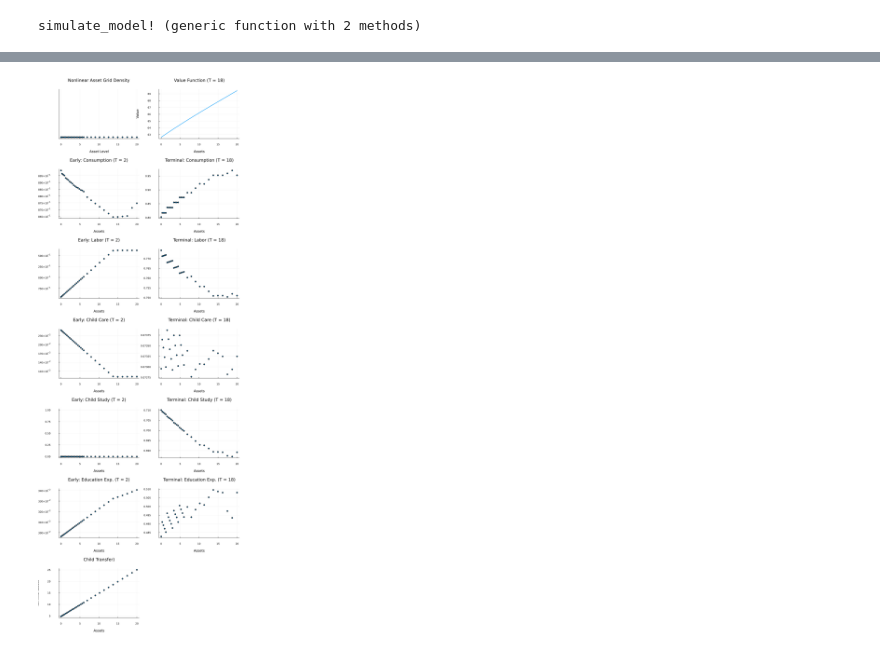
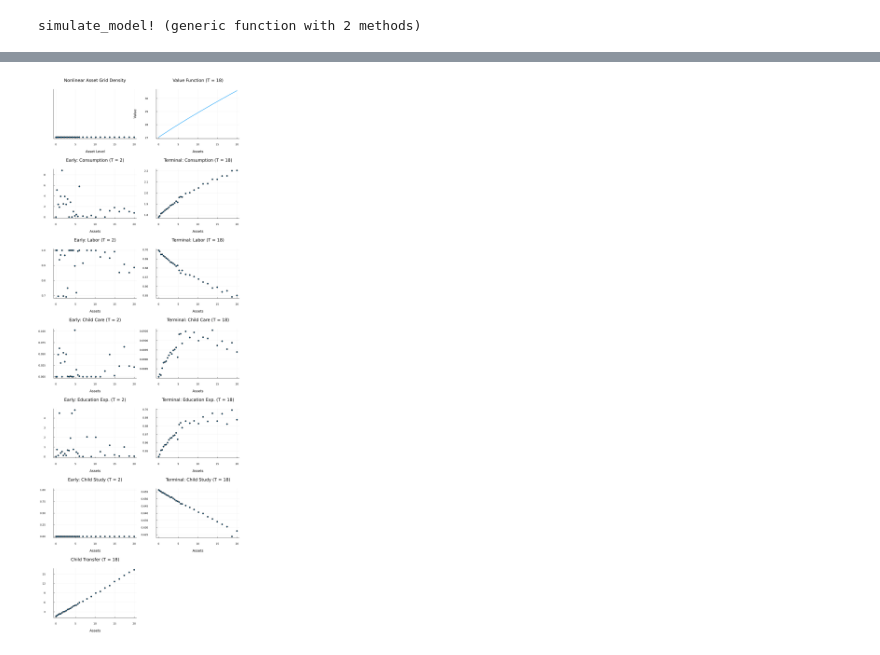
Before and after one commit to Ali-Iranpour/Structural-estimation, a Jupyter notebook: Combined Models/Archive/Parent_OLG.ipynb, the cells around one changed output, grey strips where cells are left out. Drawn from its saved outputs; the diff is of its cells as text; code cells hidden in the pictures.

Commit message:
upload the new model with half period. Still have problems of discounity and high transfer.

```diff
--- a/Combined Models/Archive/Parent_OLG.ipynb
+++ b/Combined Models/Archive/Parent_OLG.ipynb
@@ -1232,5 +1362,5 @@ V_child_interp = get_child_value_interp(child_model);
 # %%
-model_baseline = Parent_model(omega=0.5, phi = 5.0, simN=1)
+model_baseline = Parent_model(omega=0.5, phi = 20.0, simN=1)
 solve_model!(model_baseline, V_child_interp)
 simulate_model!(model_baseline);
 # %% [output]
@@ -1237,95 +1384,100 @@ simulate_model!(model_baseline);
 Solving separation period 18 with altruistic transfer...
 # %%
+
+
 # Indices
 k_mid = Int(ceil(length(model_baseline.k_grid) / 2))
 hc_mid = Int(ceil(length(model_baseline.hc_grid) / 2))
+p_mid = Int(ceil(length(model_baseline.p_grid) / 2))
 T_terminal = 18
 t_early = 2
 a_grid = model_baseline.a_grid
 
-# 1. Nonlinear asset grid
+# 1. Grids and Value Function
 p1 = scatter(
     a_grid, zeros(length(a_grid));
     xlabel = "Asset Level", yticks = [],
     title = "Nonlinear Asset Grid Density",
     markersize = 3, legend = false)
 
+# FIX: Removed syntax error from the end of this line
 p2 = plot(
-    a_grid, model_baseline.sol_v[T_terminal, :, k_mid, hc_mid];
+    a_grid, model_baseline.sol_v[T_terminal, :, k_mid, hc_mid, p_mid];
     xlabel = "Assets", ylabel = "Value",
     title = "Value Function (T = $(T_terminal))",
     label = "Vₜ(a)", linewidth = 2)
 
 # 2. Consumption
 p3 = scatter(
-    a_grid, model_baseline.sol_c[t_early, :, k_mid, hc_mid];
+    a_grid, model_baseline.sol_c[t_early, :, k_mid, hc_mid, p_mid];
     xlabel = "Assets", ylabel = "Consumption",
     title = "Early: Consumption (T = $(t_early))", label = "cₜ(a)", markersize = 3)
 p4 = scatter(
-    a_grid, model_baseline.sol_c[T_terminal, :, k_mid, hc_mid];
+    a_grid, model_baseline.sol_c[T_terminal, :, k_mid, hc_mid, p_mid];
     xlabel = "Assets", ylabel = "",
     title = "Terminal: Consumption (T = $(T_terminal))", label = "cₜ(a)", markersize = 3)
 
 # 3. Labor
 p5 = scatter(
-    a_grid, model_baseline.sol_h[t_early, :, k_mid, hc_mid];
+    a_grid, model_baseline.sol_h[t_early, :, k_mid, hc_mid, p_mid];
     xlabel = "Assets", ylabel = "Labor",
     title = "Early: Labor (T = $(t_early))", label = "hₜ(a)", markersize = 3)
 p6 = scatter(
-    a_grid, model_baseline.sol_h[T_terminal, :, k_mid, hc_mid];
+    a_grid, model_baseline.sol_h[T_terminal, :, k_mid, hc_mid, p_mid];
     xlabel = "Assets", ylabel = "",
     title = "Terminal: Labor (T = $(T_terminal))", label = "hₜ(a)", markersize = 3)
 
 # 4. Child care time
 p7 = scatter(
-    a_grid, model_baseline.sol_t[t_early, :, k_mid, hc_mid];
+    a_grid, model_baseline.sol_t[t_early, :, k_mid, hc_mid, p_mid];
     xlabel = "Assets", ylabel = "Child Care",
     title = "Early: Child Care (T = $(t_early))", label = "tₜ(a)", markersize = 3)
 p8 = scatter(
-    a_grid, model_baseline.sol_t[T_terminal, :, k_mid, hc_mid];
+    a_grid, model_baseline.sol_t[T_terminal, :, k_mid, hc_mid, p_mid];
     xlabel = "Assets", ylabel = "",
     title = "Terminal: Child Care (T = $(T_terminal))", label = "tₜ(a)", markersize = 3)
 
 # 5. Education expenditure
 p9 = scatter(
-    a_grid, model_baseline.sol_e[t_early, :, k_mid, hc_mid];
+    a_grid, model_baseline.sol_e[t_early, :, k_mid, hc_mid, p_mid];
     xlabel = "Assets", ylabel = "Education Exp.",
     title = "Early: Education Exp. (T = $(t_early))", label = "eₜ(a)", markersize = 3)
 p10 = scatter(
-    a_grid, model_baseline.sol_e[T_terminal, :, k_mid, hc_mid];
+    a_grid, model_baseline.sol_e[T_terminal, :, k_mid, hc_mid, p_mid];
     xlabel = "Assets", ylabel = "",
     title = "Terminal: Education Exp. (T = $(T_terminal))", label = "eₜ(a)", markersize = 3)
 
 # 6. Child study time (i_c)
 p11 = scatter(
-    a_grid, model_baseline.sol_i[t_early, :, k_mid, hc_mid];
+    a_grid, model_baseline.sol_i[t_early, :, k_mid, hc_mid, p_mid];
     xlabel = "Assets", ylabel = "Child Study",
     title = "Early: Child Study (T = $(t_early))", label = "iₜ(a)", markersize = 3)
 p12 = scatter(
-    a_grid, model_baseline.sol_i[T_terminal, :, k_mid, hc_mid];
+    a_grid, model_baseline.sol_i[T_terminal, :, k_mid, hc_mid, p_mid];
     xlabel = "Assets", ylabel = "",
     title = "Terminal: Child Study (T = $(T_terminal))", label = "iₜ(a)", markersize = 3)
 
-p13 = scatter(a_grid, model_baseline.sol_b[18, :,k_mid, hc_mid];
-         xlabel = "Assets", ylabel = "terminal assets",
-         title = "Child Transfer)", markersize = 3)
+# 7. Bequest / Transfer
+p13 = scatter(a_grid, model_baseline.sol_b[T_terminal, :, k_mid, hc_mid, p_mid];
+         xlabel = "Assets", ylabel = "Transfer",
+         title = "Child Transfer (T = $(T_terminal))", markersize = 3)
 
-# Combine all plots into a 6×2 grid
+# Combine all plots into a 7×2 grid
 plot(
     p1,  p2,
     p3,  p4,
     p5,  p6,
     p7,  p8,
+    p9,  p10,
     p11, p12,
-    p9,  p10,
-    p13,
+    p13, plot(framestyle=:none), # FIX: Added a blank plot to fill the grid
     layout = (7, 2),
     size = (1000, 2700),
-    margin = 5mm,
+    margin = 5mm, # FIX: Using modern syntax with Plots.Measures
     legend = false
 )
 # %% [output]
-[figure, old version]
+[figure, new version]
 # %%
 using Plots, Statistics
 
```
Also changed, not shown: parts of 10 cells of this notebook, 1 other file.
